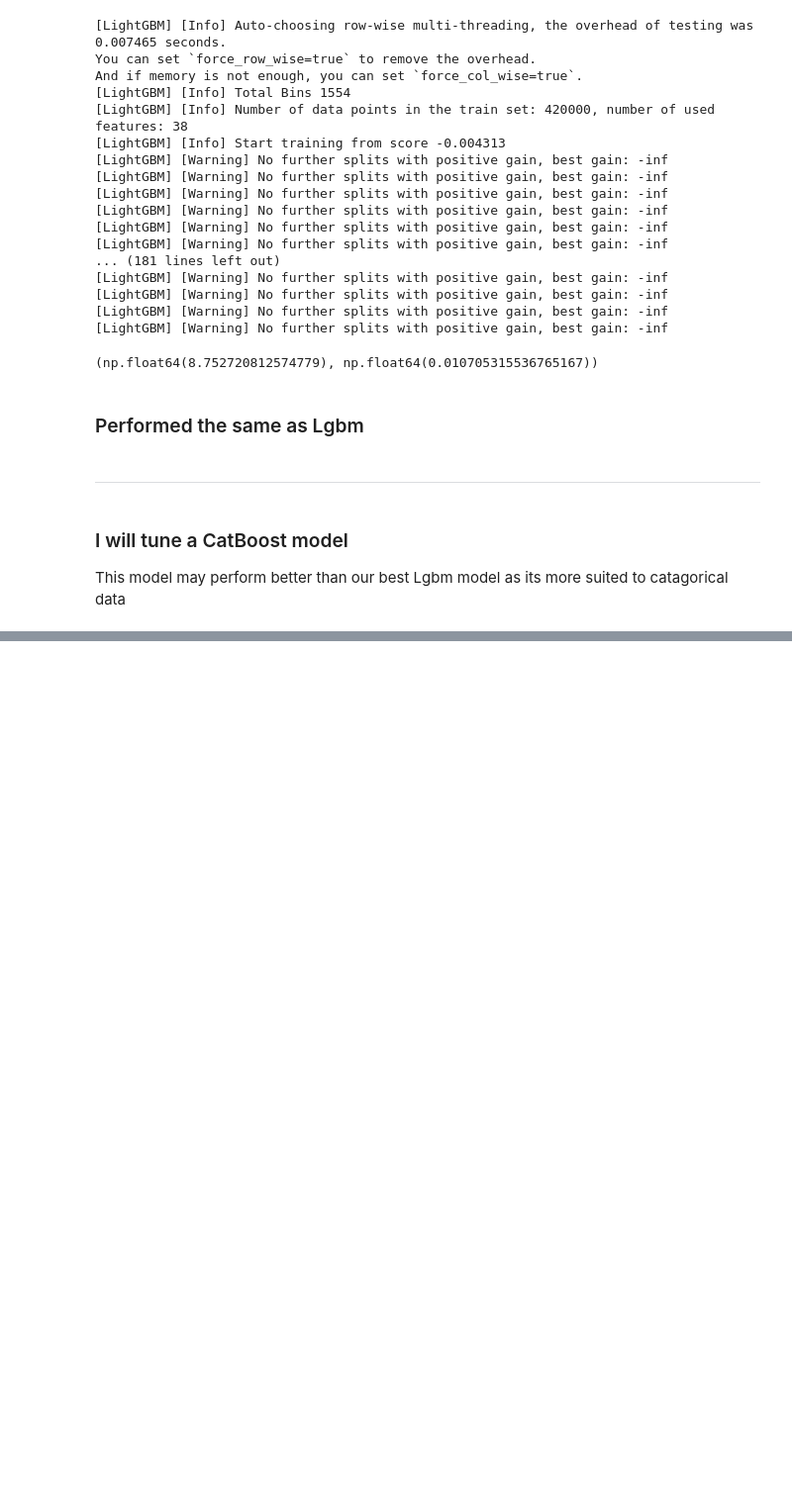
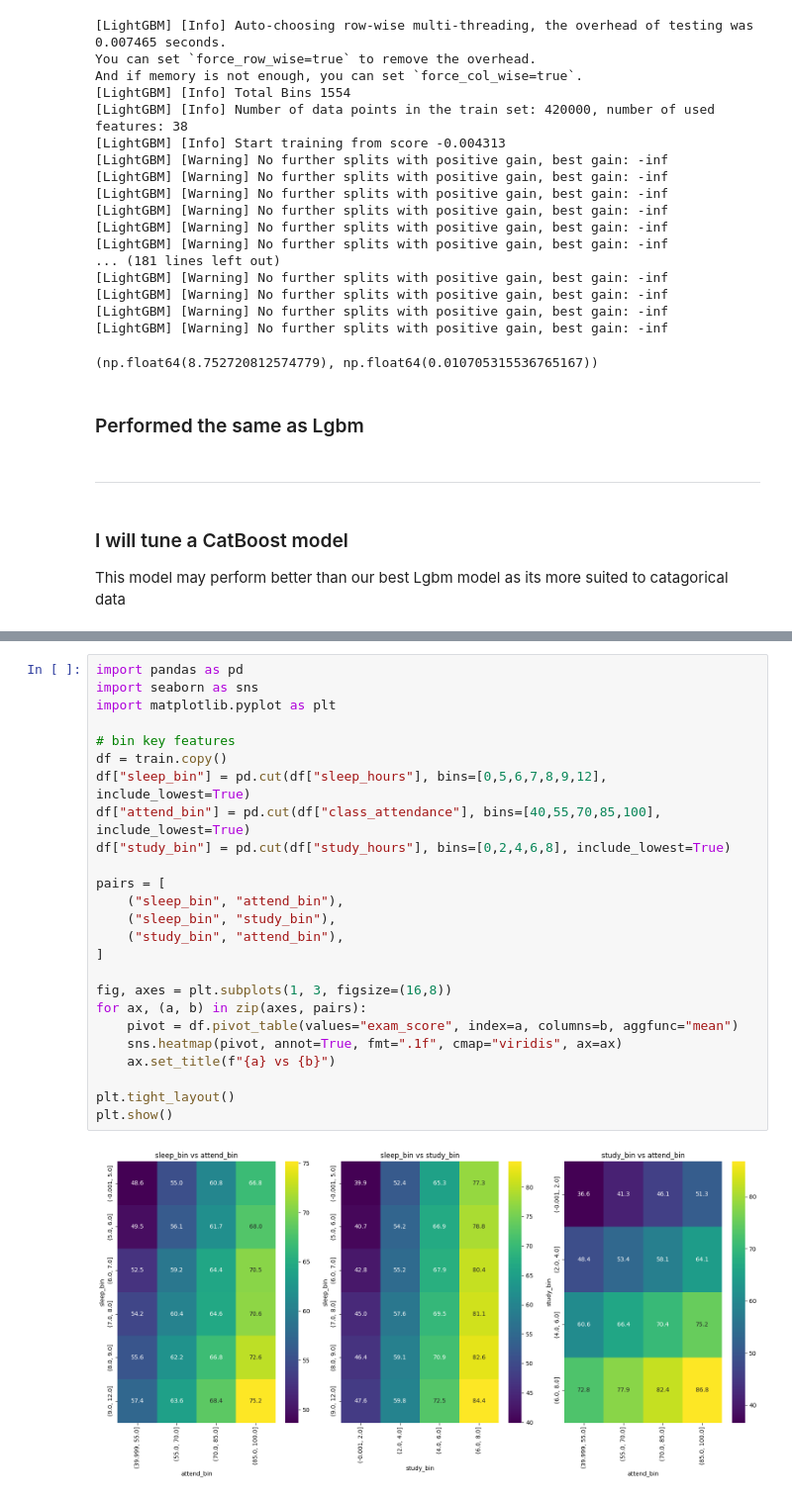
Before and after one commit to KetchupJL/Kaggle-Competitions, a Jupyter notebook: Predicting Student Test Scores/notebook1.ipynb, the cells around one changed output, grey strips where cells are left out. Shown at 99% size. Cells and saved outputs as stored; diff of their text form; blank space fills up the shorter version.

```diff
--- a/Predicting Student Test Scores/notebook1.ipynb
+++ b/Predicting Student Test Scores/notebook1.ipynb
@@ -1369,0 +1791,27 @@ best_rmse, best_params
+# %%
+import pandas as pd
+import seaborn as sns
+import matplotlib.pyplot as plt
+
+# bin key features
+df = train.copy()
+df["sleep_bin"] = pd.cut(df["sleep_hours"], bins=[0,5,6,7,8,9,12], include_lowest=True)
+df["attend_bin"] = pd.cut(df["class_attendance"], bins=[40,55,70,85,100], include_lowest=True)
+df["study_bin"] = pd.cut(df["study_hours"], bins=[0,2,4,6,8], include_lowest=True)
+
+pairs = [
+    ("sleep_bin", "attend_bin"),
+    ("sleep_bin", "study_bin"),
+    ("study_bin", "attend_bin"),
+]
+
+fig, axes = plt.subplots(1, 3, figsize=(16,8))
+for ax, (a, b) in zip(axes, pairs):
+    pivot = df.pivot_table(values="exam_score", index=a, columns=b, aggfunc="mean")
+    sns.heatmap(pivot, annot=True, fmt=".1f", cmap="viridis", ax=ax)
+    ax.set_title(f"{a} vs {b}")
+
+plt.tight_layout()
+plt.show()
+# %% [output]
+[figure, added]
```
Also changed, not shown: parts of 15 cells of this notebook, 6 other files.
